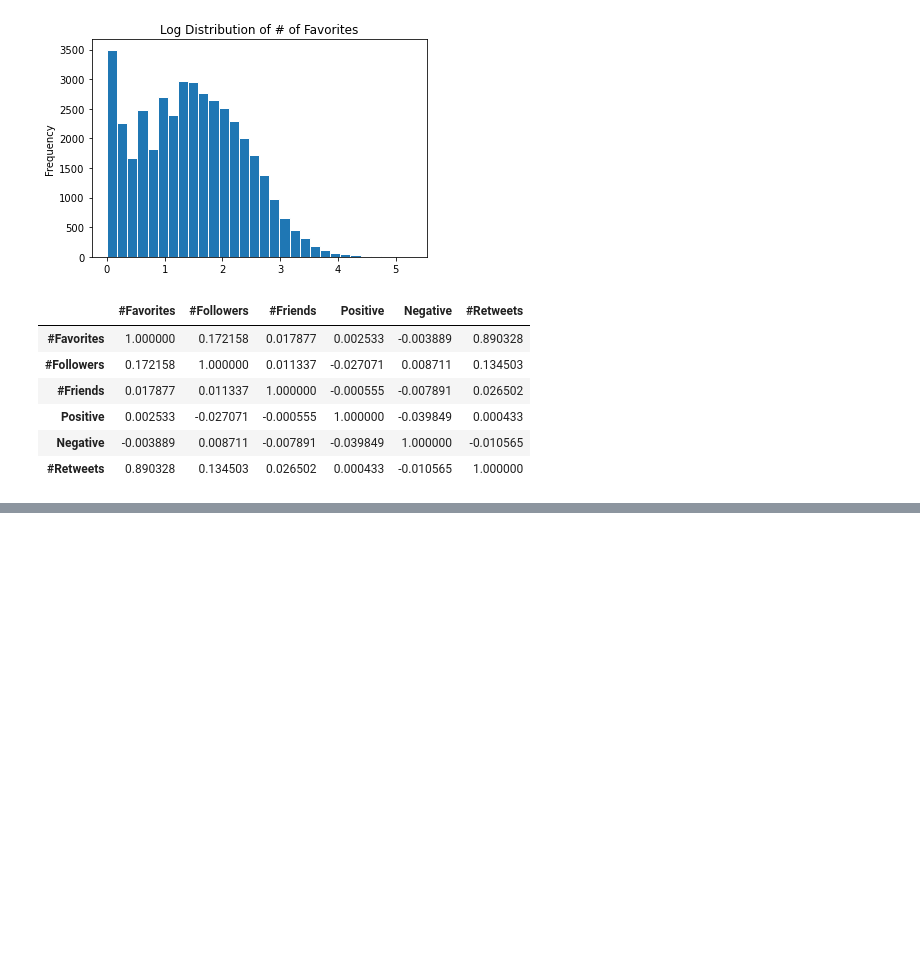
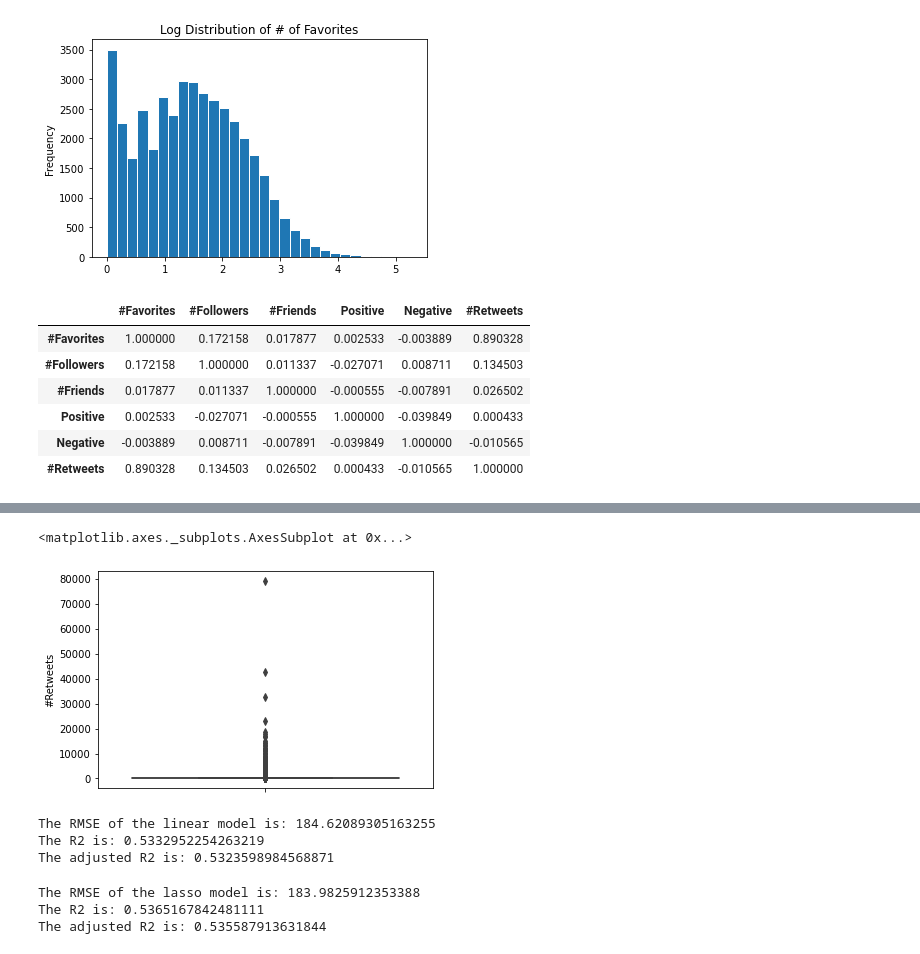
Before and after one commit to aud-z/COVID-19TwitterRetweetPrediction, a Jupyter notebook: Intro_to_AI_hw2_youyouz.ipynb, the cells around one changed output, grey strips where cells are left out. Cells and saved outputs as stored; diff of their text form; code cells hidden in the pictures; blank space fills up the shorter version.

```diff
--- a/Intro_to_AI_hw2_youyouz.ipynb
+++ b/Intro_to_AI_hw2_youyouz.ipynb
@@ -293,2 +358,6 @@ tweets[['#Entities', 'Entities']]
+# %%
+# the highly correlated text features are BTS/BTS_TWT, HONGKONGPROTEST/HONGKONG ANTICHINAZI/CHINAZI, STANDWITHHONGKONG/HONGKONG
+# drop subset of these features to reduce issue of multicollinearity
+cleaned_tweets=tweets.drop(['BTS_TWT', 'HONGKONG', 'HONG_KONG', 'CHINAZI'], axis=1).copy()
 # %%
 # drop mention and hashtag variables, along with url and sentiment
@@ -305,0 +444,9 @@ Index(['Tweet ID', 'Username', 'Timestamp', '#Followers', '#Friends',
+# %%
+sns.boxplot(y=cleaned_tweets['#Retweets'])
+
+# note that there is one extreme outlier with 79364 retweets
+# after consideration, this outlier will not be removed from the data as it is a natural part of the variability of the dataset (i.e. not caused by measurement or data entry errors)
+# note that this may decrese the R-squared of our predictor models
+# %% [output]
+<matplotlib.axes._subplots.AxesSubplot at 0x...>
+[figure, added]
@@ -305,0 +467,30 @@ Index(['Tweet ID', 'Username', 'Timestamp', '#Followers', '#Friends',
+# %%
+# try linear regression as baseline
+
+lin_reg=LinearRegression()
+lin_reg.fit(X_train, y_train)
+y_prediction=lin_reg.predict(X_test)
+RMSE = sqrt(mean_squared_error(y_true = y_test, y_pred = y_prediction))
+r2=r2_score(y_true = y_test, y_pred = y_prediction)
+print("The RMSE of the linear model is:", RMSE)
+print("The R2 is:", r2)
+print("The adjusted R2 is:", adj_r2(y_test, y_prediction))
+# %% [output]
+The RMSE of the linear model is: 184.62089305163255
+The R2 is: 0.5332952254263219
+The adjusted R2 is: 0.5323598984568871
+# %%
+# try lasso regression
+
+lasso_reg = Lasso()
+lasso_reg.fit(X_train, y_train)
+y_prediction = lasso_reg.predict(X_test)
+RMSE = sqrt(mean_squared_error(y_true = y_test, y_pred = y_prediction))
+r2=r2_score(y_true = y_test, y_pred = y_prediction)
+print("The RMSE of the lasso model is:", RMSE)
+print("The R2 is:", r2)
+print("The adjusted R2 is:", adj_r2(y_test, y_prediction))
+# %% [output]
+The RMSE of the lasso model is: 183.9825912353388
+The R2 is: 0.5365167842481111
+The adjusted R2 is: 0.535587913631844
```
Also changed, not shown: parts of 54 cells of this notebook.
